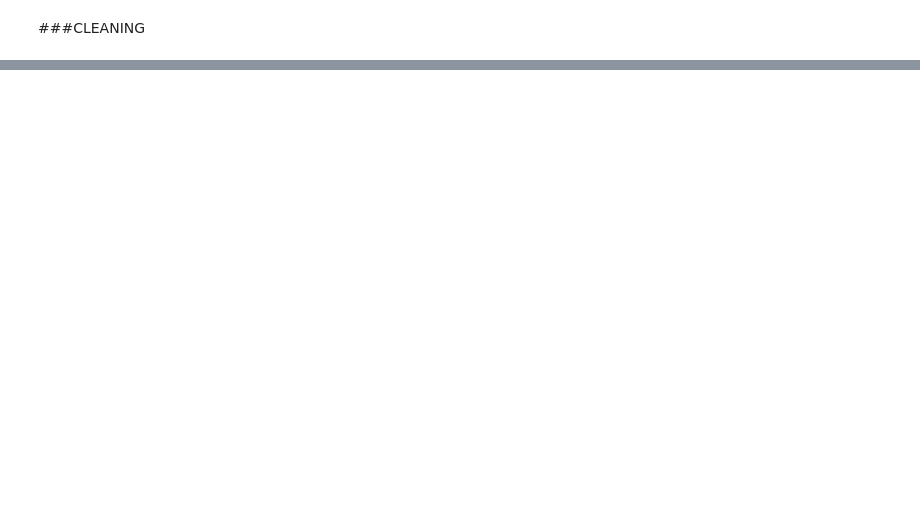
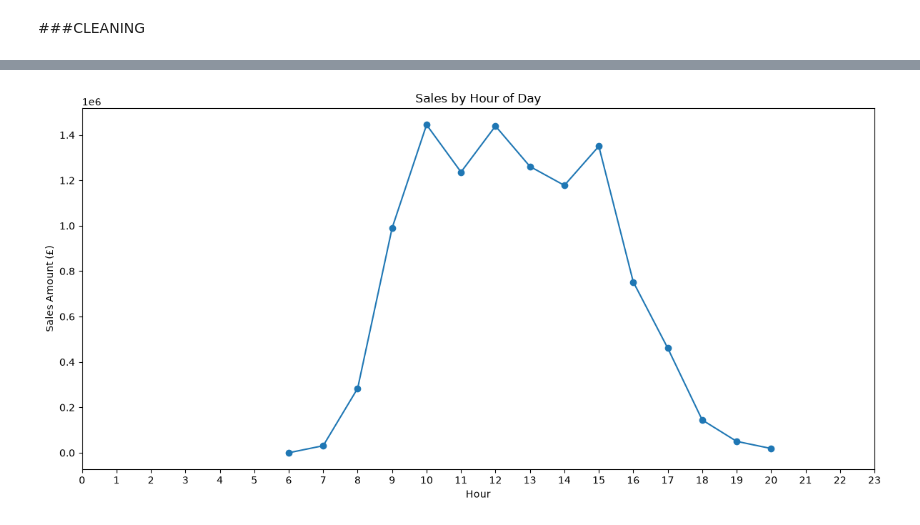
Before and after one commit to Omkar-Pujari/online-retail-sales-analytics, a Jupyter notebook: Notebook/Online_Retail_EDA.ipynb, the cells around one changed output, grey strips where cells are left out. Saved outputs shown, nothing was run; the diff lists cells and outputs as text; code cells hidden in the pictures; blank space fills up the shorter version.

```diff
--- a/Notebook/Online_Retail_EDA.ipynb
+++ b/Notebook/Online_Retail_EDA.ipynb
@@ -298,0 +146,14 @@ Cleaned CSV file saved successfully.
+# %%
+import pandas as pd
+import numpy as np
+import matplotlib.pyplot as plt
+import seaborn as sns
+
+pd.set_option('display.max_columns', None)
+
+file_path = "../Data/Processed/Online_Retail_Cleaned.xlsx"
+
+df = pd.read_excel(file_path)
+
+print("Cleaned dataset loaded successfully.")
+print("Dataset shape:", df.shape)
@@ -298,0 +527,7 @@ Cleaned CSV file saved successfully.
+# %%
+hour_sales = (
+    df.groupby('Hour')['SalesAmount']
+    .sum()
+)
+
+hour_sales
@@ -298,0 +552,26 @@ Cleaned CSV file saved successfully.
+# %%
+plt.figure(figsize=(12, 6))
+
+plt.plot(
+    hour_sales.index,
+    hour_sales.values,
+    marker='o'
+)
+
+plt.title('Sales by Hour of Day')
+plt.xlabel('Hour')
+plt.ylabel('Sales Amount (£)')
+
+plt.xticks(range(0, 24))
+
+plt.tight_layout()
+
+plt.savefig(
+    "../visualizations/sales_by_hour.png",
+    dpi=300,
+    bbox_inches='tight'
+)
+
+plt.show()
+# %% [output]
+[figure, added]
```
Also changed, not shown: parts of 63 cells of this notebook, 7 other files.
